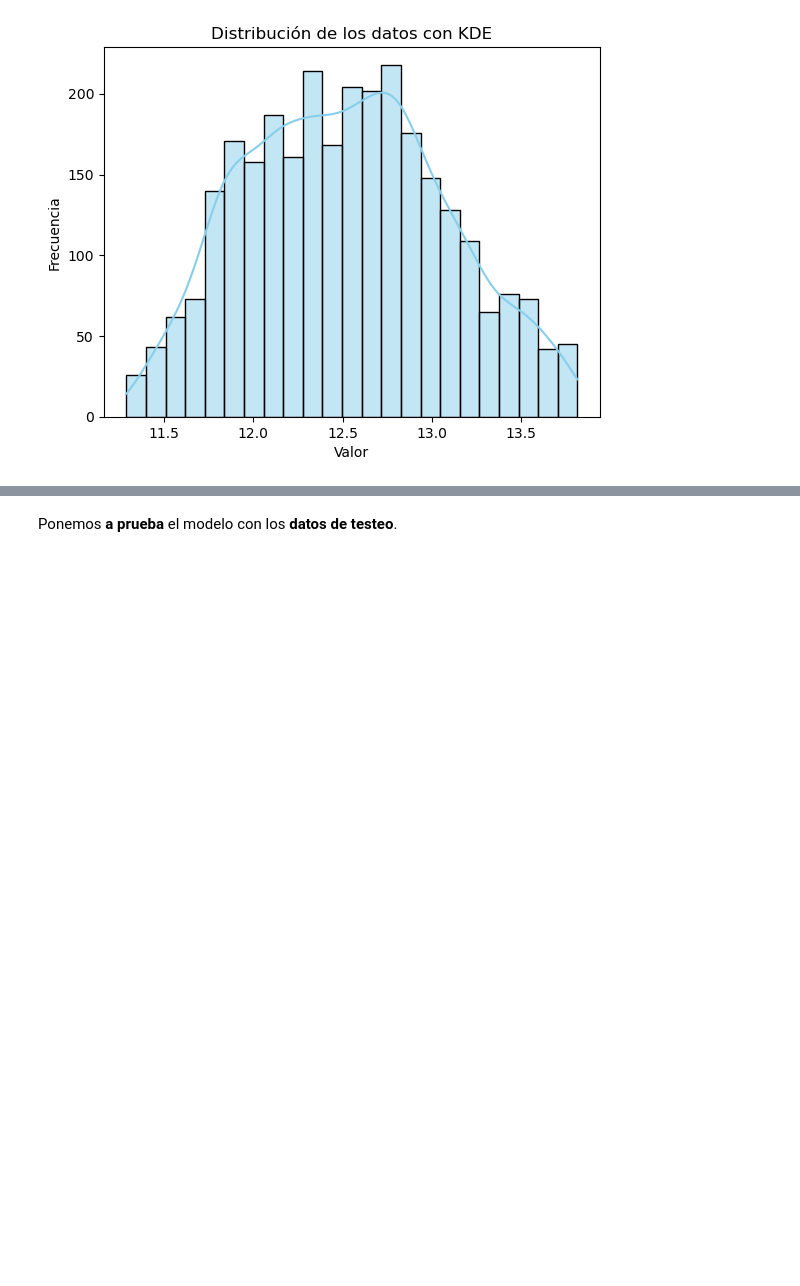
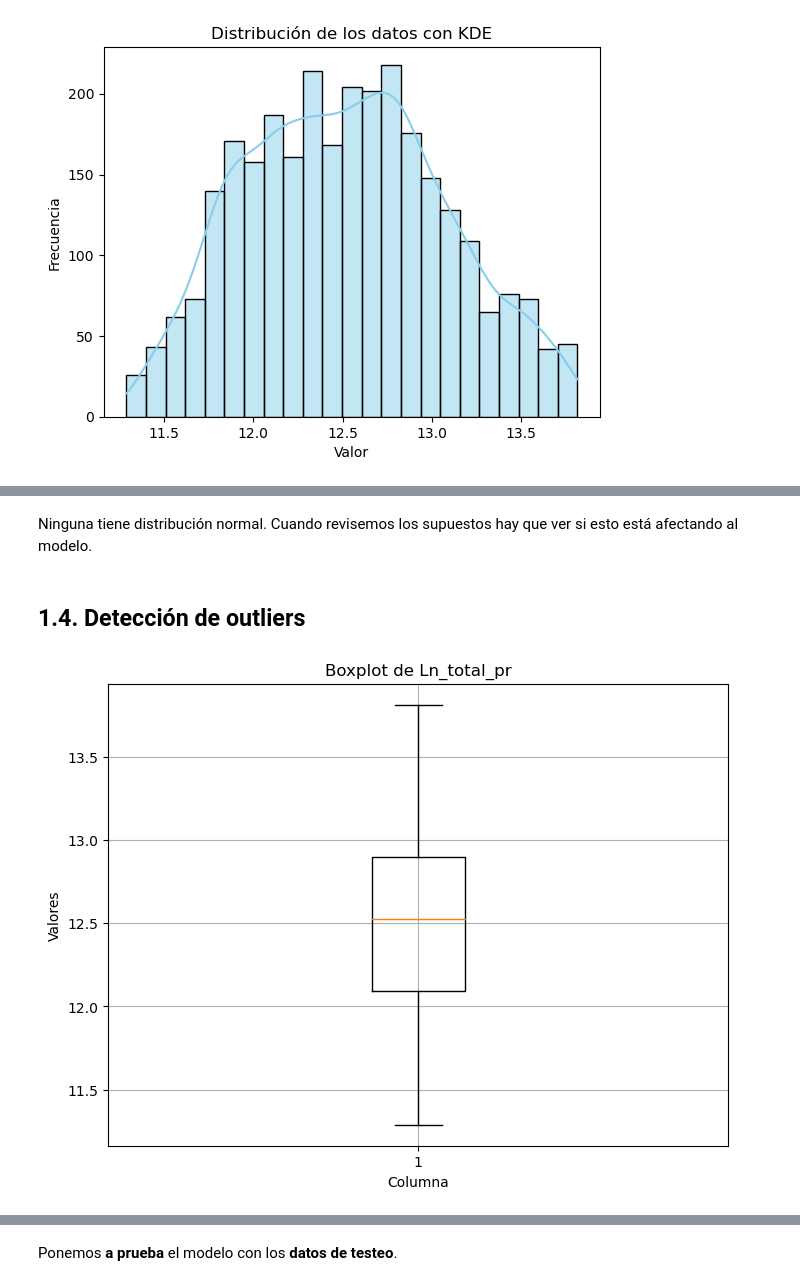
Before and after one commit to jrojasquiroz/hppAI, a Jupyter notebook: 4-Calibracion.ipynb, the cells around one changed output, grey strips where cells are left out. Cells and saved outputs as stored; diff of their text form; code cells hidden in the pictures; blank space fills up the shorter version.

```diff
--- a/4-Calibracion.ipynb
+++ b/4-Calibracion.ipynb
@@ -7,10 +7,9 @@ Primero vamos a cargar las librerías que usaremos para elaborar un modelo de pr
 # %%
 import pandas as pd #permite manipular los dataframes, que serían el equivalente a los Excel
 import numpy as np #en caso se necesiten cálculos numéricos, como p. ej. encontrar valores nulos
-import pyreadstat #para cargar datos que vienen de SPSS
 import statsmodels.api as sm #para elaborar modelos OLS
 
-base=pd.read_spss('rawdata/BDDHabitaclia_4043_join.sav')
+base=pd.read_csv('rawdata/clases/habitaclia4043_ejercicio1.csv')
 base.info()
 # %% [output]
 <class 'pandas.core.frame.DataFrame'>
@@ -129,0 +47,2 @@ Tengan presente, además, que los modelos de regresión se pueden usar para ente
+# %%
+base=base.drop('Unnamed: 0',axis=1) #axis 1 son las columnas
@@ -129,0 +75,4 @@ Tengan presente, además, que los modelos de regresión se pueden usar para ente
+# %%
+#Para no sobreescribir, creo una nueva variable: 'df'
+df = base.replace([np.inf, -np.inf], np.nan).dropna()
+df.info()
@@ -141,10 +111,6 @@ Ya no trabajaremos con el dataframe `df`, sino con `bdd`, porque el primero tien
 # %%
-# Eliminar filas con valores infinitos o NaN en las variables independientes (X) y dependiente (y)
-bdd = bdd.replace([np.inf, -np.inf], np.nan).dropna()  #Me he dado cuenta que hay filas vacías, las elimino.
-
-# Definir las variables independientes (X) y dependiente (y)
-X_ols = bdd.drop('Ln_total_pr', axis=1)  # Todas las columnas excepto 'Ln_total_pr'
-y_ols = bdd['Ln_total_pr']  # Columna 'Ln_total_pr'
+X_ols = df.drop('Ln_total_pr', axis=1)  # Todas las columnas excepto 'Ln_total_pr'
+y_ols = df['Ln_total_pr']  # Columna 'Ln_total_pr'
 # %%
 # Dividir los datos en conjuntos de entrenamiento y testeo
 X_trainOLS, X_testOLS, y_trainOLS, y_testOLS = train_test_split(
@@ -170 +189,16 @@ plt.show()
+# %% [markdown]
+Ninguna tiene distribución normal. Cuando revisemos los supuestos hay que ver si esto está afectando al modelo.
+# %% [markdown]
+## 1.4. Detección de outliers
+# %%
+# Suponiendo que y_trainOLS es tu array
+plt.figure(figsize=(8, 6))
+plt.boxplot(y_trainOLS) ## revisar 'y_trainOLS'
+plt.title('Boxplot de Ln_total_pr')
+plt.xlabel('Columna')
+plt.ylabel('Valores')
+plt.grid(True)
+plt.show()
+# %% [output]
+[figure, added]
 # %% [markdown]
```
Also changed, not shown: parts of 38 cells of this notebook.
